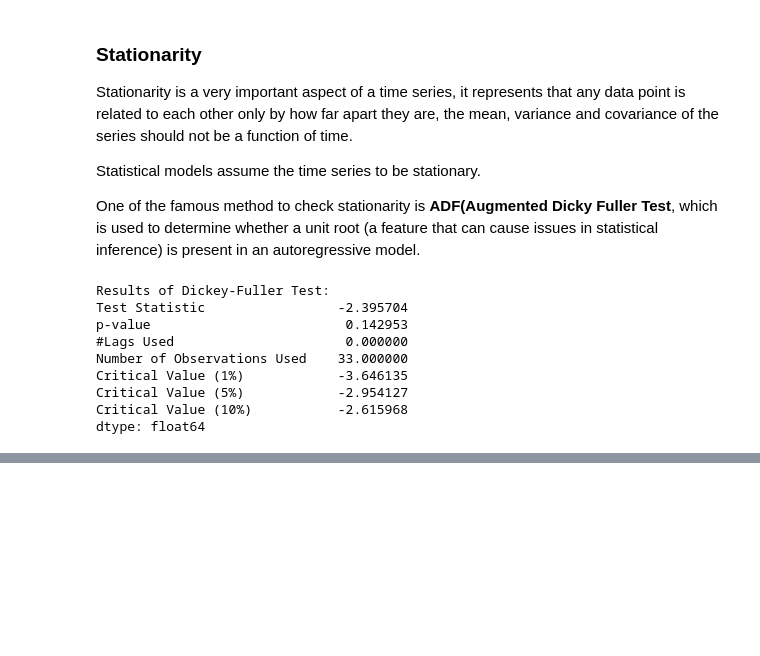
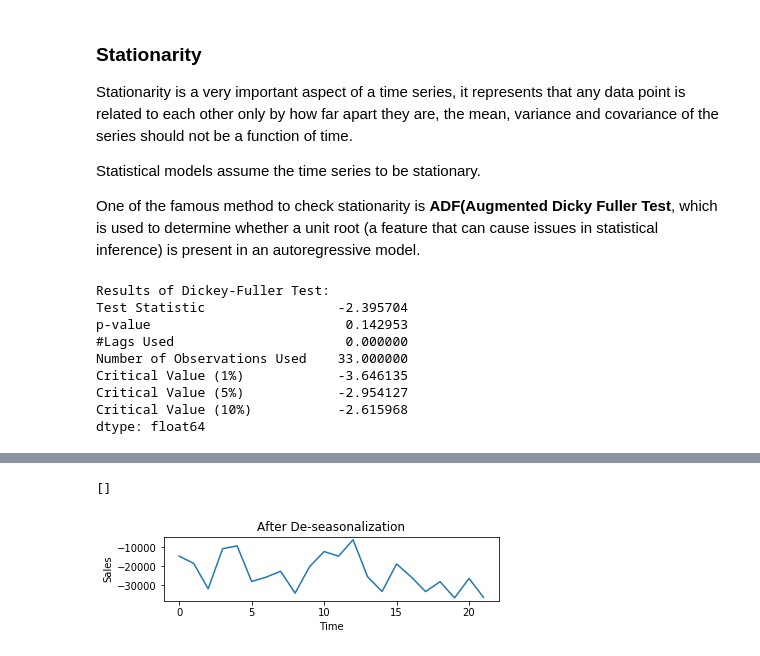
Before and after one commit to Azurelle/Predict-Future-Sales-1, a Jupyter notebook: notebooks/data_visualization.ipynb, the cells around one changed output, grey strips where cells are left out. Saved outputs shown, nothing was run; the diff lists cells and outputs as text; code cells hidden in the pictures; blank space fills up the shorter version.

```diff
--- a/notebooks/data_visualization.ipynb
+++ b/notebooks/data_visualization.ipynb
@@ -155,0 +187,13 @@ dtype: float64
+# %%
+plt.subplot(313)
+plt.title('After De-seasonalization')
+plt.xlabel('Time')
+plt.ylabel('Sales')
+
+# Assuming that the seasonality occurs in about 12 months.
+new_ts = difference(ts,12)
+plt.plot(new_ts)
+plt.plot()
+# %% [output]
+[]
+[figure, added]
```
Also changed, not shown: parts of 5 cells of this notebook.
